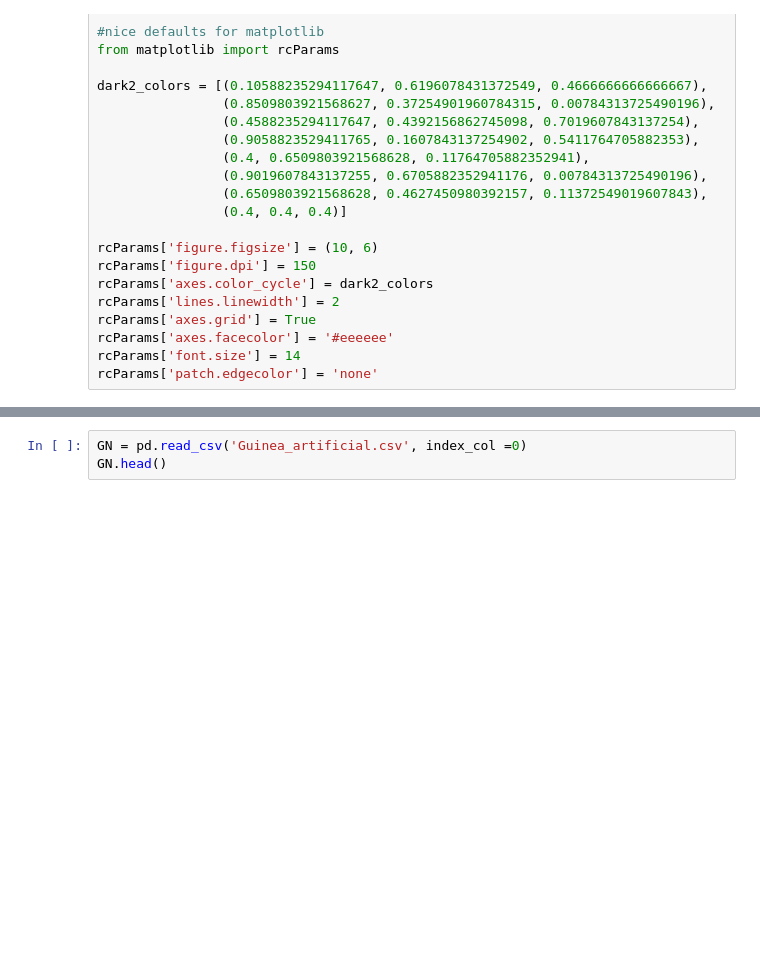
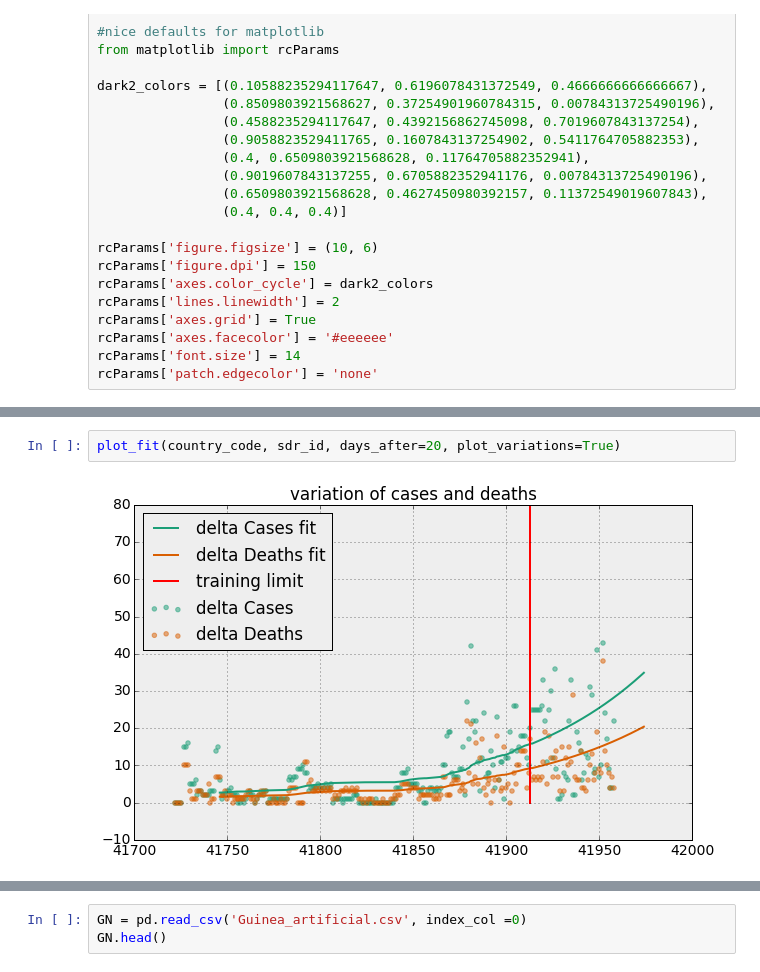
Before and after one commit to gsabran/data-science-project, a Jupyter notebook: code/timeseries.ipynb, the cells around one changed output, grey strips where cells are left out. Drawn from its saved outputs; the diff is of its cells as text; blank space fills up the shorter version.

```diff
--- a/code/timeseries.ipynb
+++ b/code/timeseries.ipynb
@@ -392,0 +509,4 @@ selected_regions.head()
+# %%
+plot_fit(country_code, sdr_id, days_after=20, plot_variations=True)
+# %% [output]
+[figure, added]
```
Also changed, not shown: parts of 60 cells of this notebook, 1 other file.
